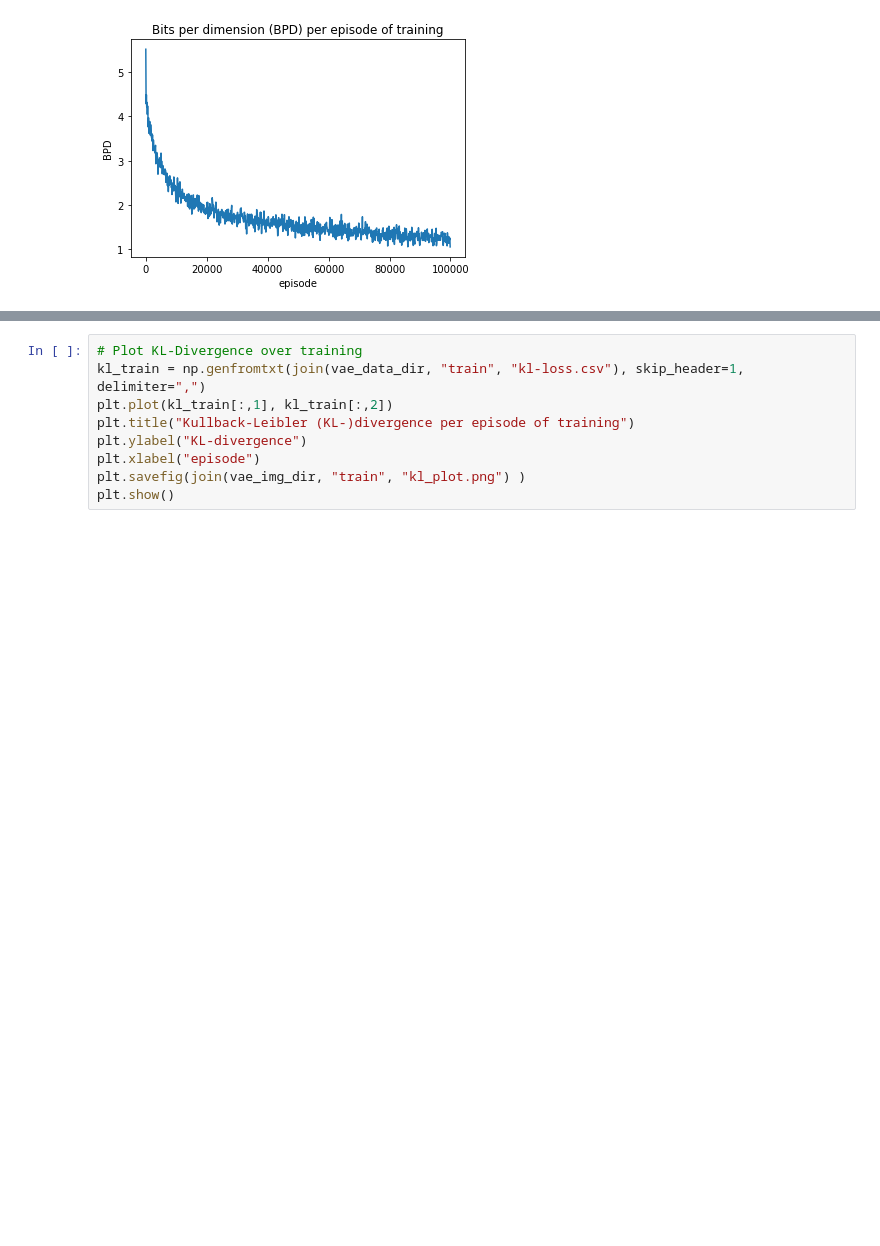
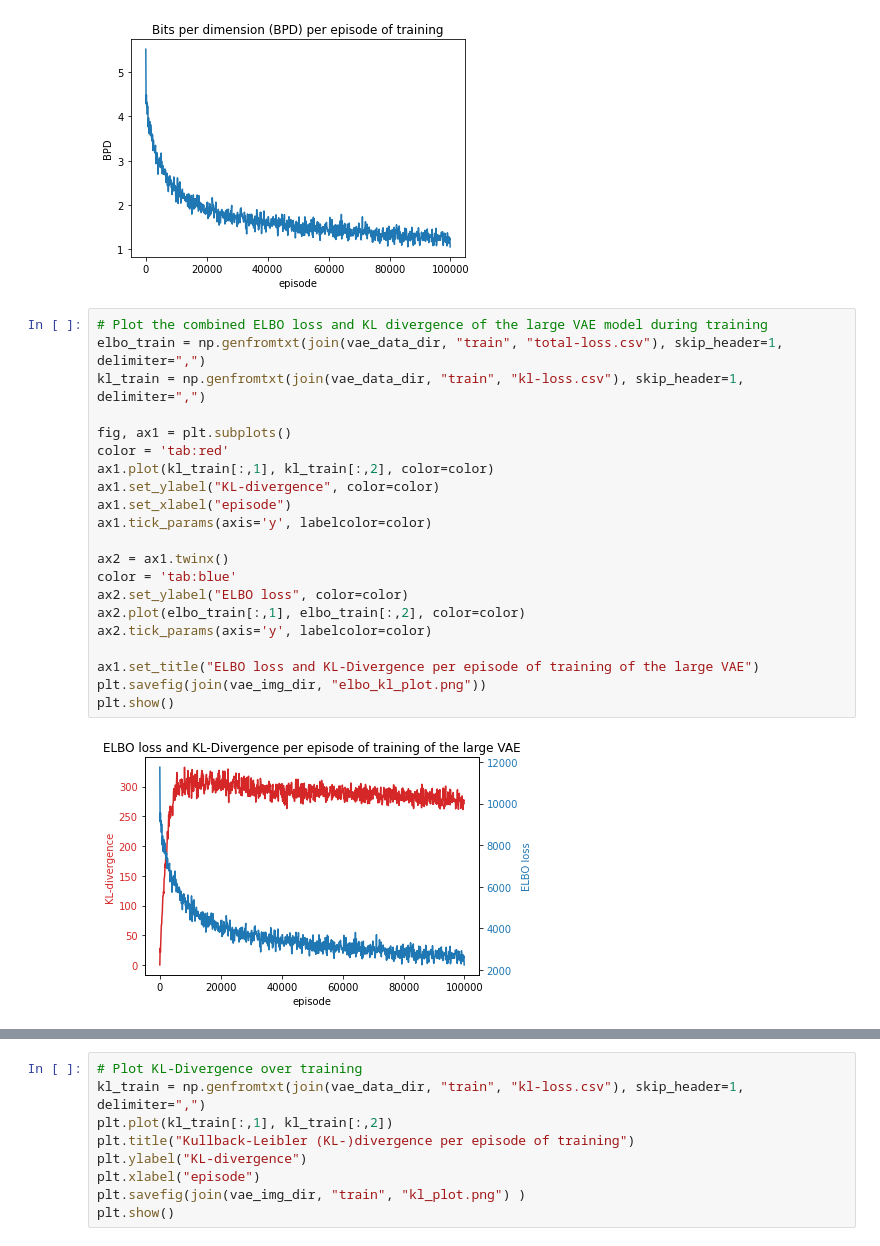
Before and after one commit to JanSchering/natural_computing, a Jupyter notebook: final/vae/presentation_vis.ipynb, the cells around one changed output, grey strips where cells are left out. Drawn from its saved outputs; the diff is of its cells as text; blank space fills up the shorter version.

Commit message:
Added combined graphs

```diff
--- a/final/vae/presentation_vis.ipynb
+++ b/final/vae/presentation_vis.ipynb
@@ -25,3 +28,26 @@ plt.savefig(join(vae_img_dir, "train", "bpd_plot.png") )
 plt.show()
 # %% [output]
 [figure]
+# %%
+# Plot the combined ELBO loss and KL divergence of the large VAE model during training
+elbo_train = np.genfromtxt(join(vae_data_dir, "train", "total-loss.csv"), skip_header=1, delimiter=",")
+kl_train = np.genfromtxt(join(vae_data_dir, "train", "kl-loss.csv"), skip_header=1, delimiter=",")
+
+fig, ax1 = plt.subplots()
+color = 'tab:red'
+ax1.plot(kl_train[:,1], kl_train[:,2], color=color)
+ax1.set_ylabel("KL-divergence", color=color)
+ax1.set_xlabel("episode")
+ax1.tick_params(axis='y', labelcolor=color)
+
+ax2 = ax1.twinx()
+color = 'tab:blue'
+ax2.set_ylabel("ELBO loss", color=color)
+ax2.plot(elbo_train[:,1], elbo_train[:,2], color=color)
+ax2.tick_params(axis='y', labelcolor=color)
+
+ax1.set_title("ELBO loss and KL-Divergence per episode of training of the large VAE")
+plt.savefig(join(vae_img_dir, "elbo_kl_plot.png"))
+plt.show()
+# %% [output]
+[figure, added]
```
Also changed, not shown: parts of 5 cells of this notebook, 7 other files.
